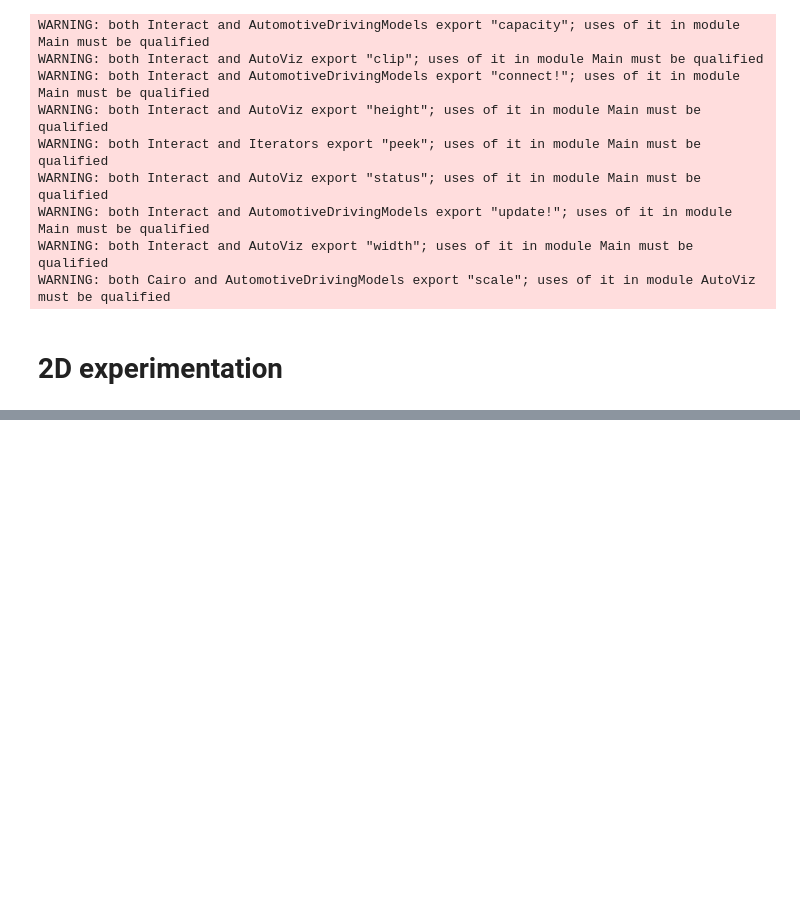
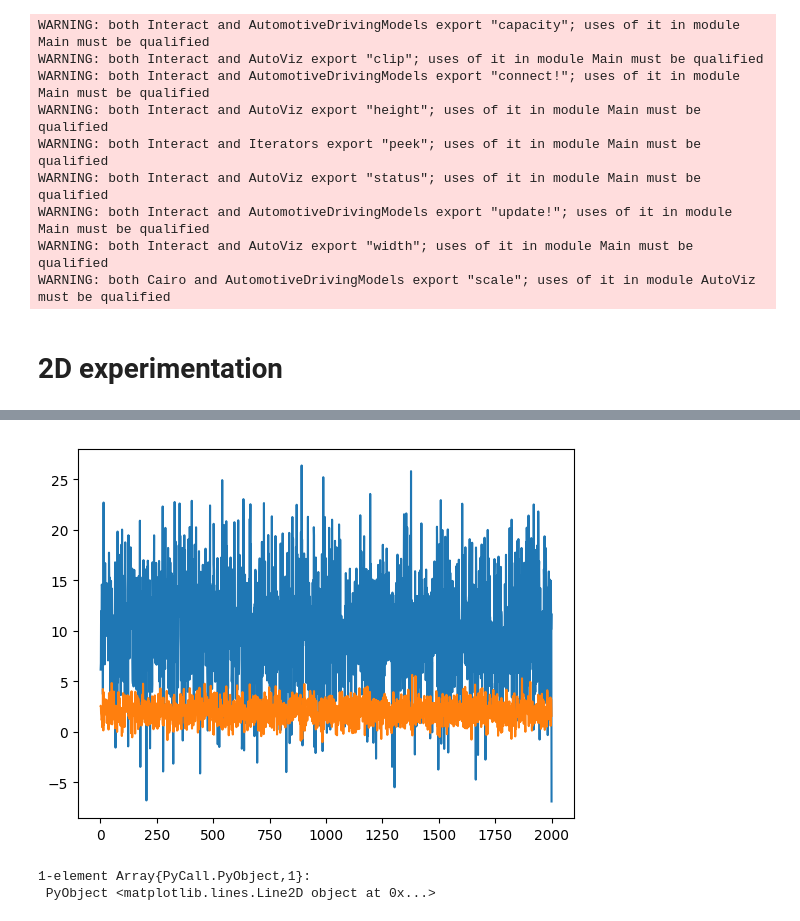
Before and after one commit to raunakbh92/ngsim_env, a Jupyter notebook: scripts/imitation/synthetic_multidim.ipynb, the cells around one changed output, grey strips where cells are left out. Cells and saved outputs as stored; diff of their text form; code cells hidden in the pictures; blank space fills up the shorter version.

```diff
--- a/scripts/imitation/synthetic_multidim.ipynb
+++ b/scripts/imitation/synthetic_multidim.ipynb
@@ -303,0 +396,10 @@ WARNING: both Cairo and AutomotiveDrivingModels export "scale"; uses of it in mo
+# %%
+num_samples = 2000
+y1 = rand(Normal(10.0,5.0),num_samples)
+y2 = rand(Normal(2.0,1.0),num_samples)
+plot(1:num_samples,y1)
+plot(1:num_samples,y2)
+# %% [output]
+[figure, added]
+1-element Array{PyCall.PyObject,1}:
+ PyObject <matplotlib.lines.Line2D object at 0x...>
```
Also changed, not shown: parts of 10 cells of this notebook.
